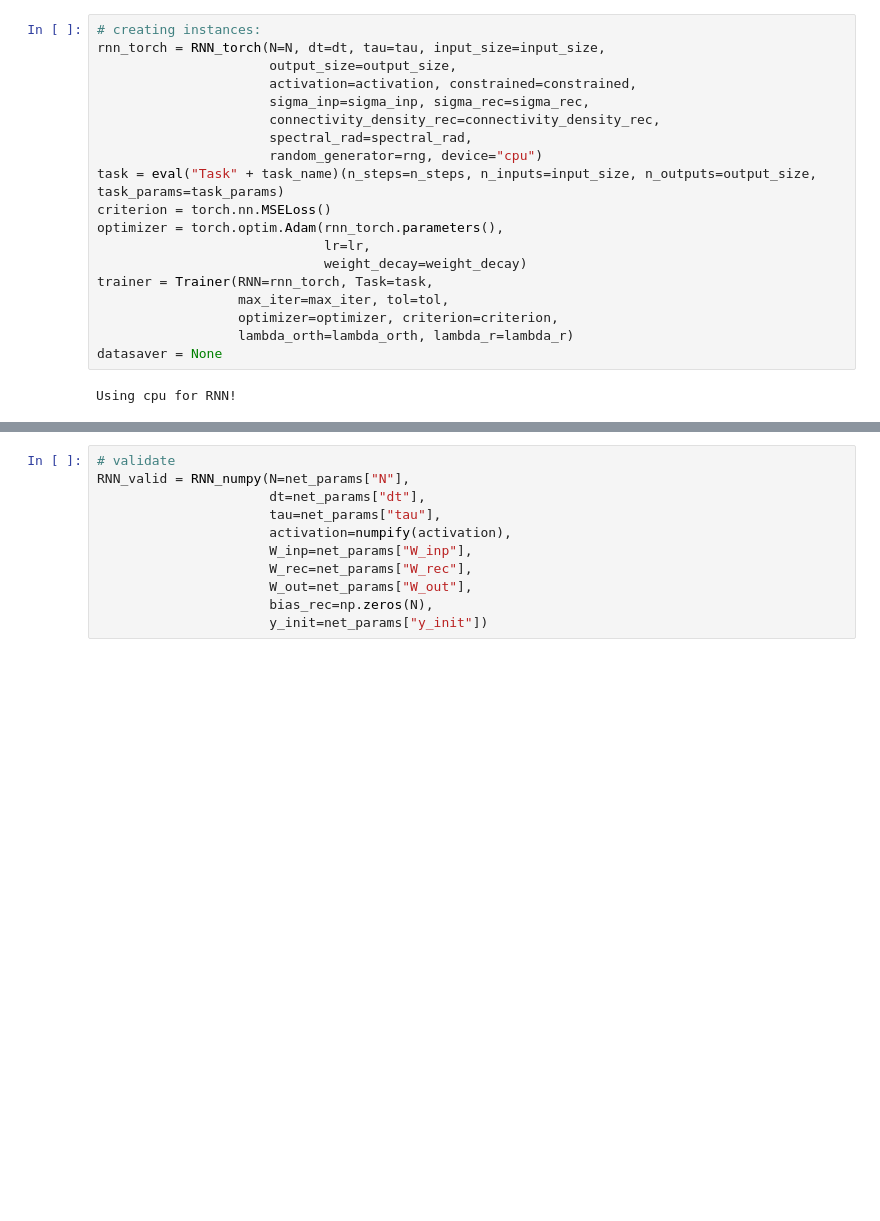
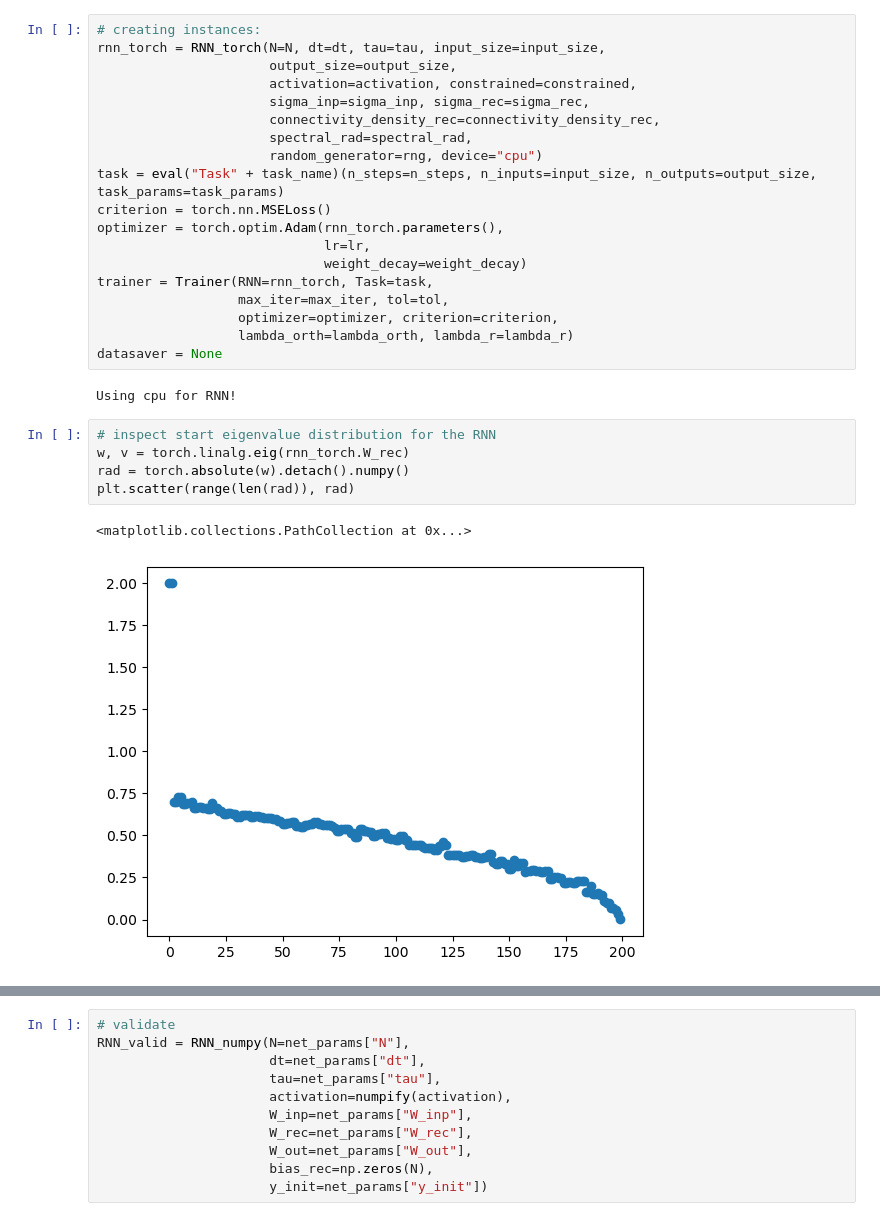
Before and after one commit to engellab/trainRNNbrain, a Jupyter notebook: jupyter/Training ALM Decision Task.ipynb, the cells around one changed output, grey strips where cells are left out. Drawn from its saved outputs; the diff is of its cells as text; blank space fills up the shorter version.

```diff
--- a/jupyter/Training ALM Decision Task.ipynb
+++ b/jupyter/Training ALM Decision Task.ipynb
@@ -79,4 +80,12 @@ trainer = Trainer(RNN=rnn_torch, Task=task,
 datasaver = None
 # %% [output]
 Using cpu for RNN!
+# %%
+# inspect start eigenvalue distribution for the RNN
+w, v = torch.linalg.eig(rnn_torch.W_rec)
+rad = torch.absolute(w).detach().numpy()
+plt.scatter(range(len(rad)), rad)
+# %% [output]
+<matplotlib.collections.PathCollection at 0x...>
+[figure, added]
 # %%
```
Also changed, not shown: parts of 9 cells of this notebook, 5 other files.
